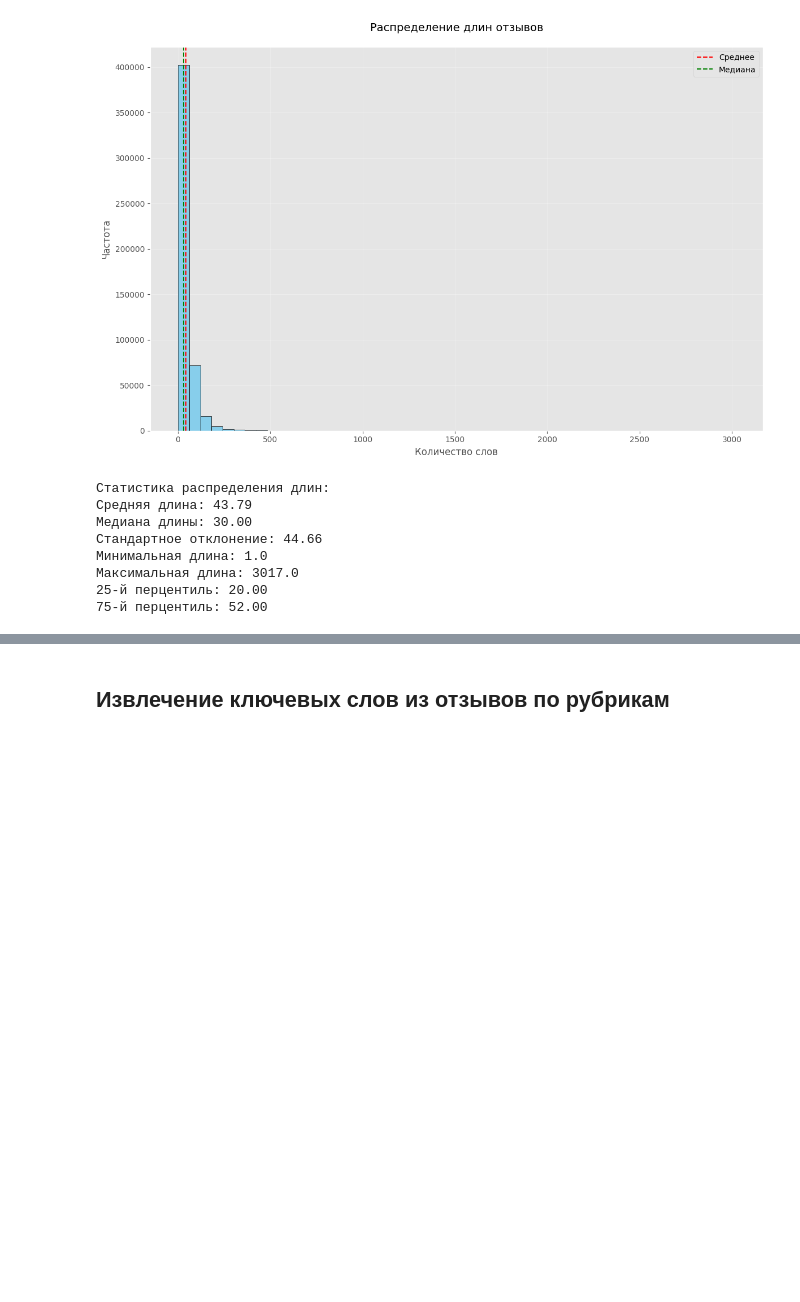
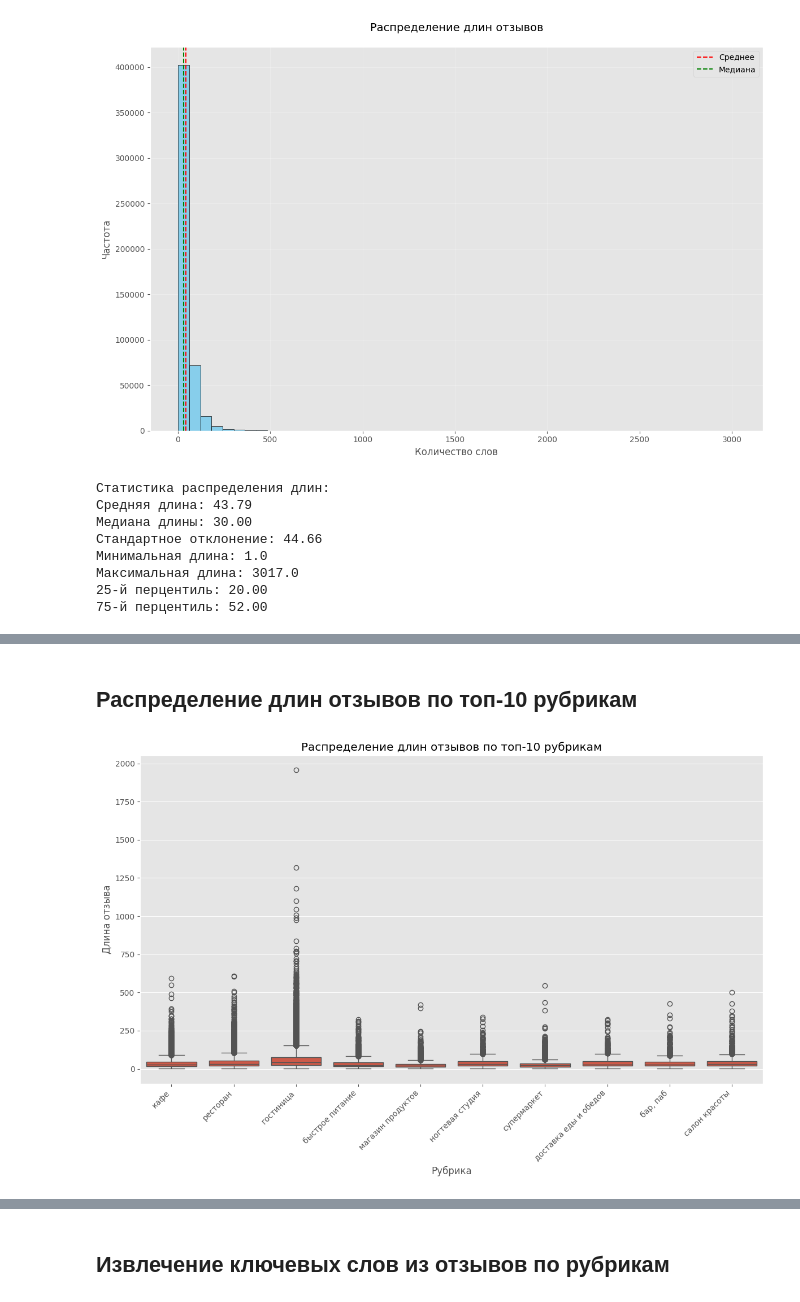
Before and after one commit to nocsland/urfu_review_generator, a Jupyter notebook: EDA/EDA.ipynb, the cells around one changed output, grey strips where cells are left out. Saved outputs shown, nothing was run; the diff lists cells and outputs as text; code cells hidden in the pictures; blank space fills up the shorter version.

```diff
--- a/EDA/EDA.ipynb
+++ b/EDA/EDA.ipynb
@@ -196,0 +251,20 @@ print(f"75-й перцентиль: {length_stats['percentile_75']:.2f}")
+# %% [markdown]
+## Распределение длин отзывов по топ-10 рубрикам
+# %%
+reviews_df['text_length'] = reviews_df['text'].apply(lambda x: len(x.split()))
+
+filtered_df = reviews_df[reviews_df['rubrics'].apply(lambda x: any(rubric in x for rubric in top_rubrics))]
+filtered_df = filtered_df.explode('rubrics')
+filtered_df = filtered_df[filtered_df['rubrics'].isin(top_rubrics)]
+
+plt.figure(figsize=(12, 8))
+sns.boxplot(x='rubrics', y='text_length', data=filtered_df)
+plt.xticks(rotation=45, ha='right')
+plt.title('Распределение длин отзывов по топ-10 рубрикам')
+plt.xlabel('Рубрика')
+plt.ylabel('Длина отзыва')
+plt.tight_layout()
+plt.savefig('./img/length_distribution_by_top_rubrics.png')
+plt.show()
+# %% [output]
+[figure, added]
```
Also changed, not shown: parts of 14 cells of this notebook, 3 other files.
